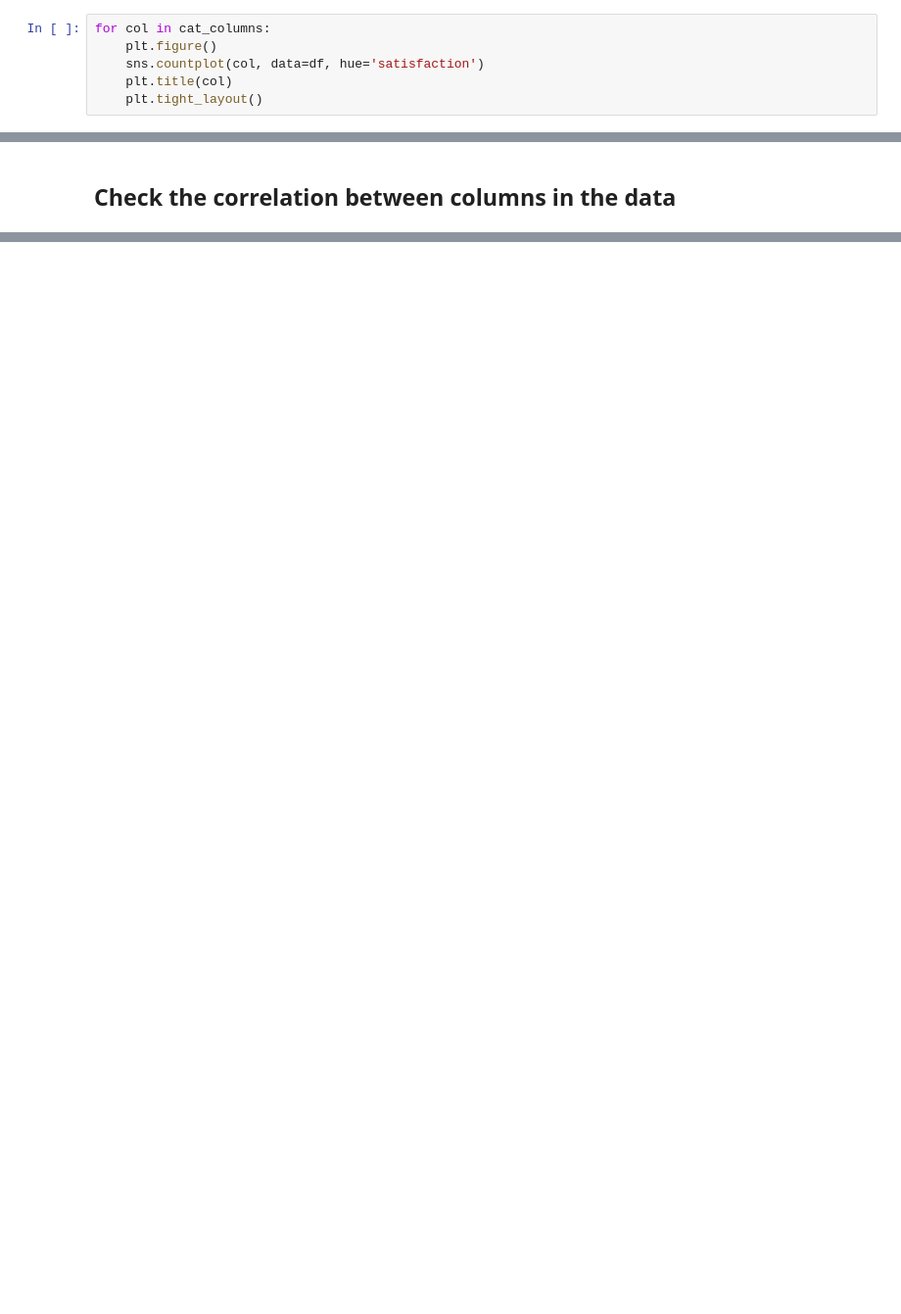
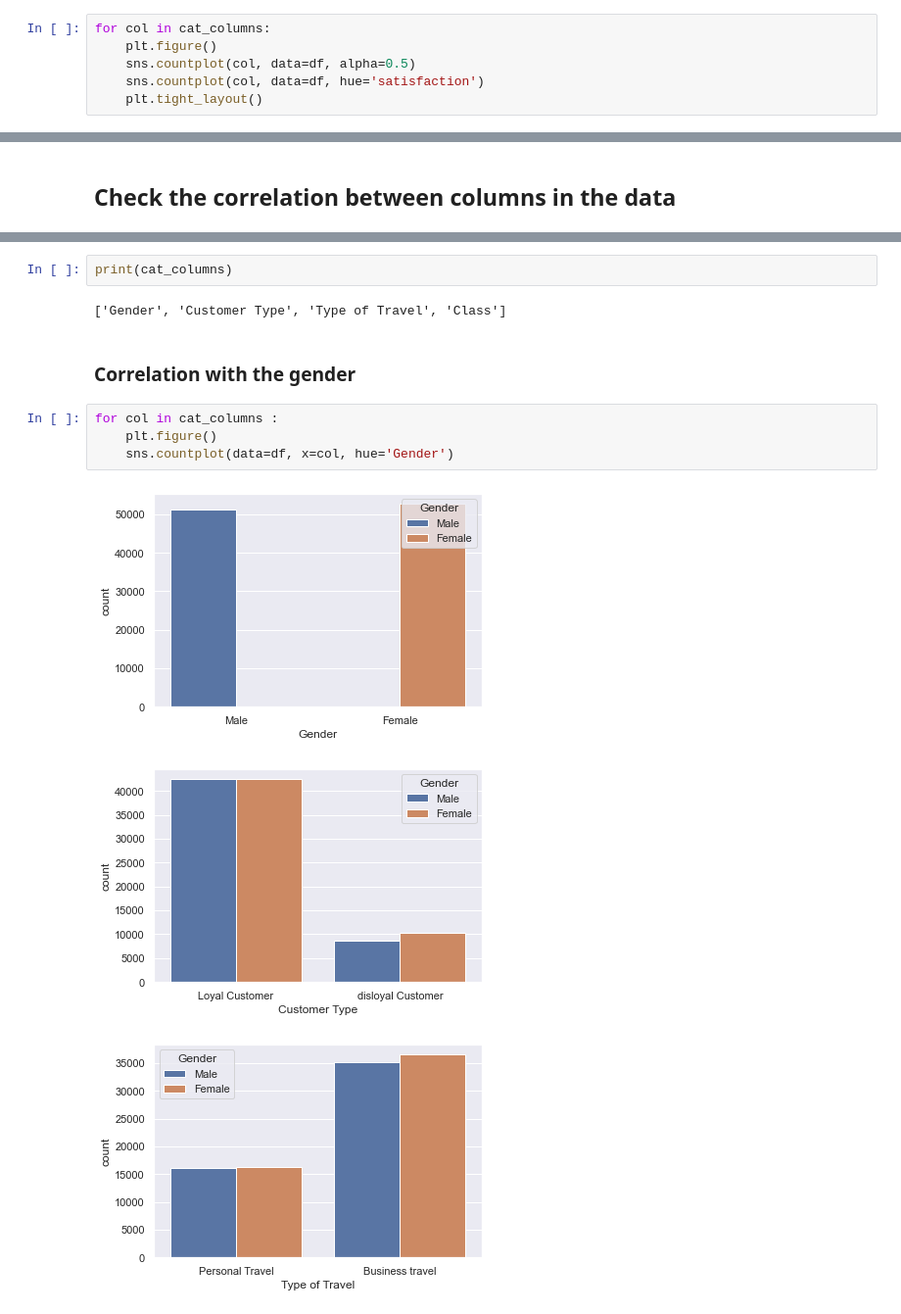
Before and after one commit to RodzanIskandar/Airline_Passenger_satisfaction, a Jupyter notebook: Data Analysis APS.ipynb, the cells around one changed output, grey strips where cells are left out. Shown at 98% size. Saved outputs shown, nothing was run; the diff lists cells and outputs as text; blank space fills up the shorter version.

```diff
--- a/Data Analysis APS.ipynb
+++ b/Data Analysis APS.ipynb
@@ -135,7 +150,7 @@ cat_columns = [column for column in df.columns if column not in num_columns]
 # %%
 for col in cat_columns:
     plt.figure()
+    sns.countplot(col, data=df, alpha=0.5)
     sns.countplot(col, data=df, hue='satisfaction')
-    plt.title(col)
     plt.tight_layout()
 # %% [output]
@@ -149,0 +173,14 @@ for col in cat_columns:
+# %%
+print(cat_columns)
+# %% [output]
+['Gender', 'Customer Type', 'Type of Travel', 'Class']
+# %% [markdown]
+### Correlation with the gender
+# %%
+for col in cat_columns :
+    plt.figure()
+    sns.countplot(data=df, x=col, hue='Gender')
+# %% [output]
+[figure, added]
+[figure, added]
+[figure, added]
```
Also changed, not shown: parts of 36 cells of this notebook.
